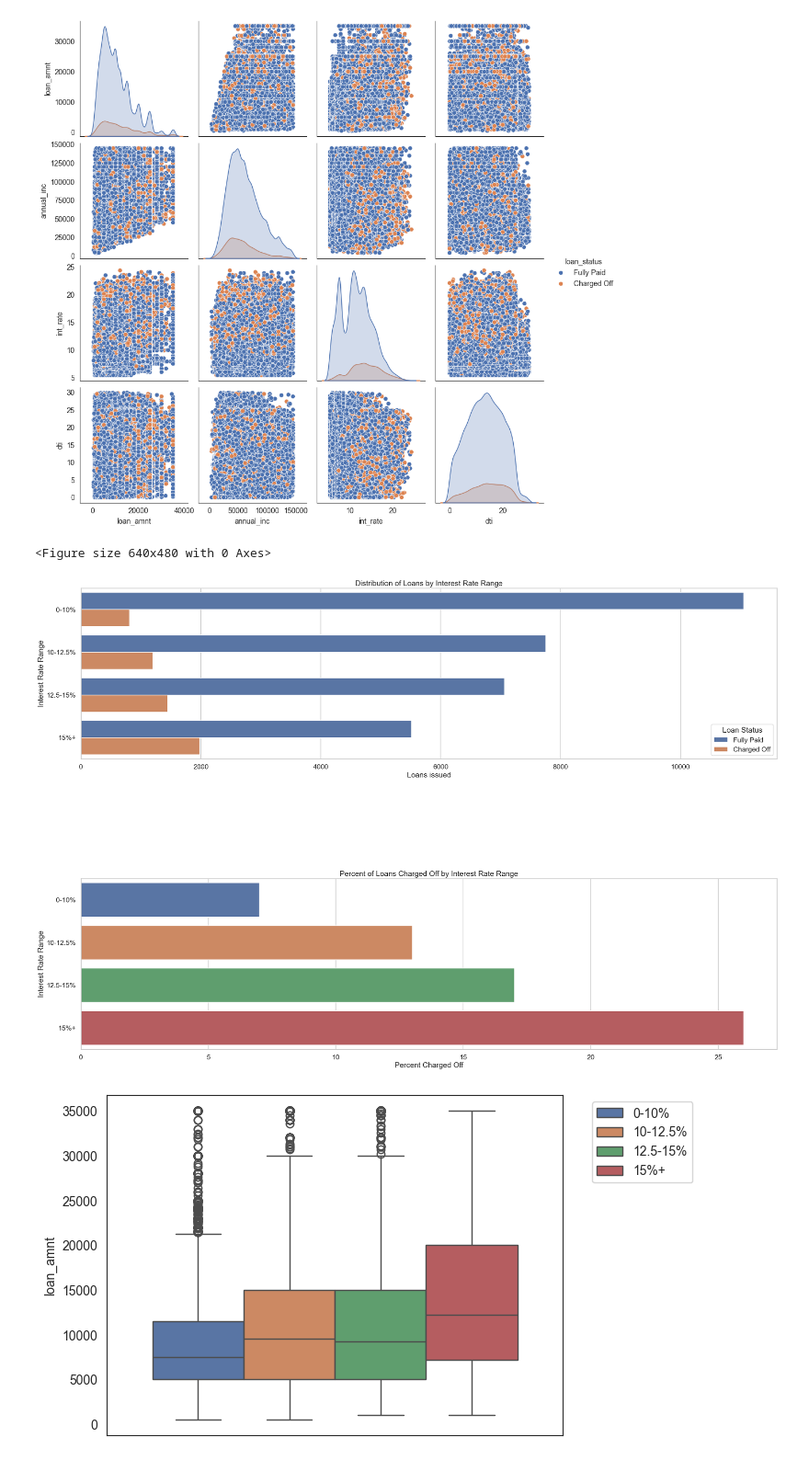
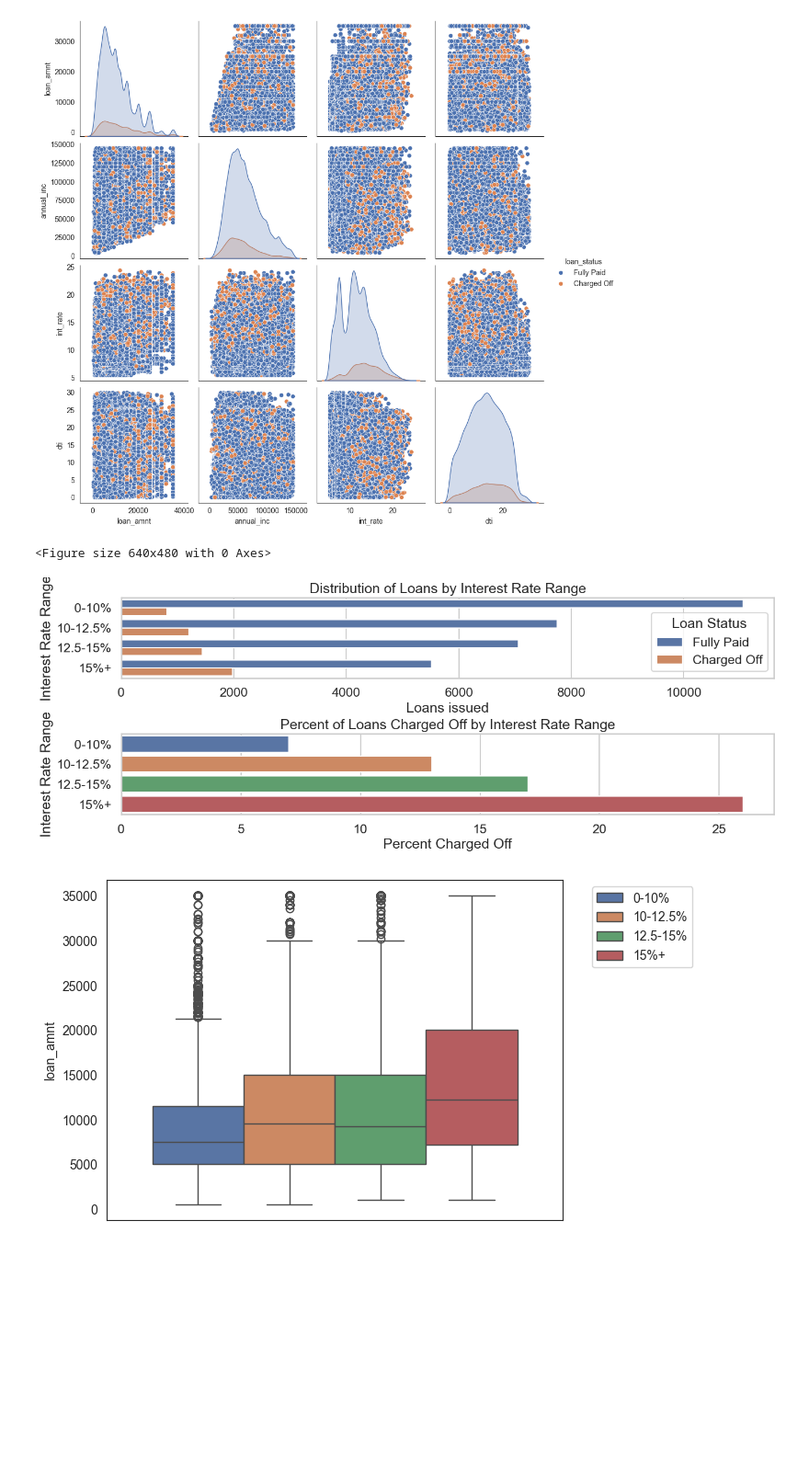
Before and after one commit to ritwikdesai/lending-club-case-study, a Jupyter notebook: lending_club.ipynb, the cells around one changed output. Shown at 92% size. Cells and saved outputs as stored; diff of their text form; code cells hidden in the pictures; blank space fills up the shorter version.

Commit message:
more graphs

```diff
--- a/lending_club.ipynb
+++ b/lending_club.ipynb
@@ -665,10 +665,10 @@ def analysis_by_loan_status(df, column, display_name=None, figsize=(15,5), rotat
         ax[1].tick_params(axis='x',labelrotation=90)
     plt.show()
 # %%
-analysis_by_loan_status(df, "int_rate_range", display_name="Interest Rate Range", figsize=(30,20))
+analysis_by_loan_status(df, "int_rate_range", display_name="Interest Rate Range")
 # %% [output]
 <Figure size 640x480 with 0 Axes>
-[figure, old version]
+[figure, new version]
 # %%
 sns.boxplot(data=df, y="loan_amnt", hue="int_rate_range")
 plt.legend(bbox_to_anchor=(1.05, 1.0), loc='upper left')
```
Also changed, not shown: parts of 6 cells of this notebook.
